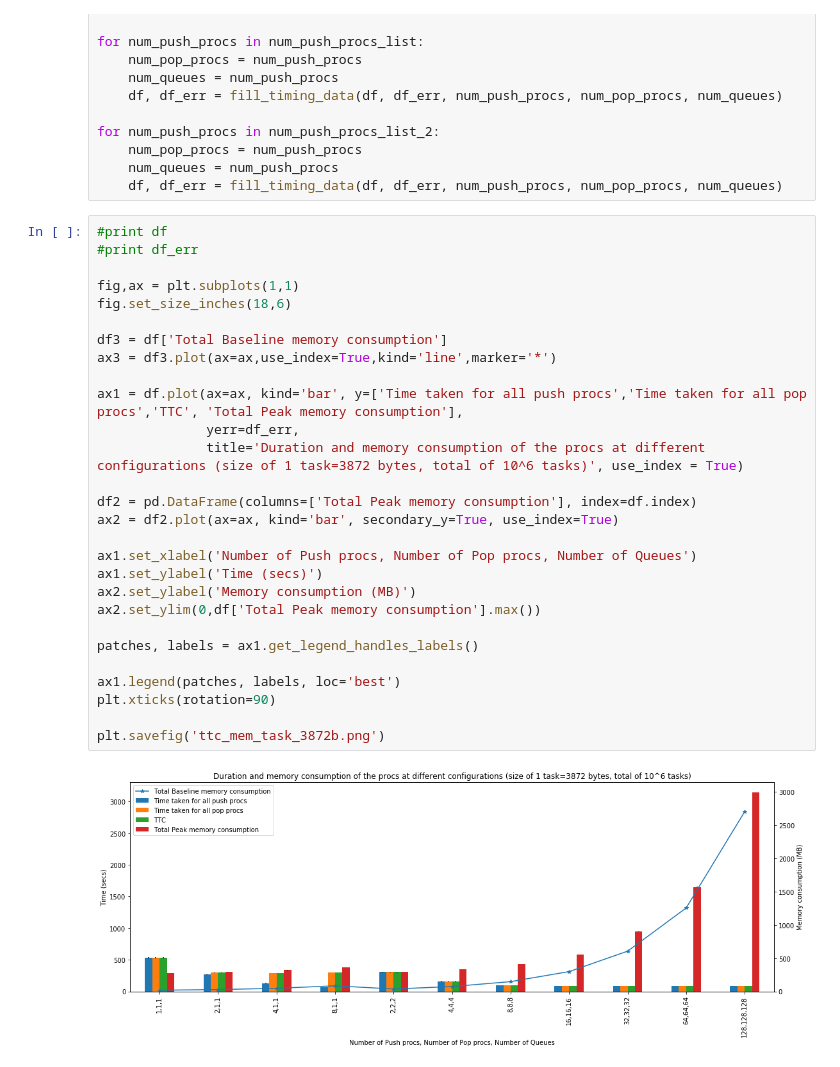
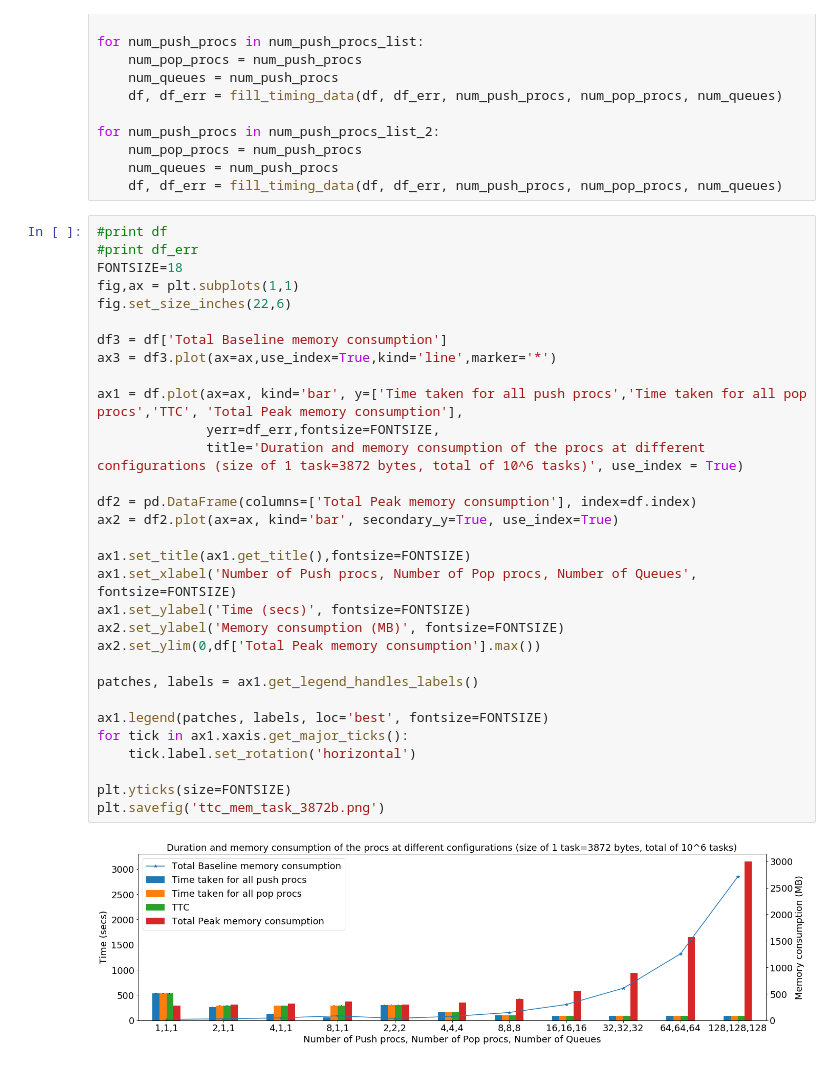
Before and after one commit to radical-cybertools/radical.entk, a Jupyter notebook: design_helpers/procs_throughput/analyzer-fixed-task-2.ipynb, the cells around one changed output. Drawn from its saved outputs; the diff is of its cells as text.

```diff
--- a/design_helpers/procs_throughput/analyzer-fixed-task-2.ipynb
+++ b/design_helpers/procs_throughput/analyzer-fixed-task-2.ipynb
@@ -414,30 +414,33 @@ for num_push_procs in num_push_procs_list_2:
 # %%
 #print df
 #print df_err
-
+FONTSIZE=18
 fig,ax = plt.subplots(1,1)
-fig.set_size_inches(18,6)
+fig.set_size_inches(22,6)
 
 df3 = df['Total Baseline memory consumption']
 ax3 = df3.plot(ax=ax,use_index=True,kind='line',marker='*')
 
 ax1 = df.plot(ax=ax, kind='bar', y=['Time taken for all push procs','Time taken for all pop procs','TTC', 'Total Peak memory consumption'],
-              yerr=df_err,
+              yerr=df_err,fontsize=FONTSIZE,
               title='Duration and memory consumption of the procs at different configurations (size of 1 task=3872 bytes, total of 10^6 tasks)', use_index = True)
 
 df2 = pd.DataFrame(columns=['Total Peak memory consumption'], index=df.index)
 ax2 = df2.plot(ax=ax, kind='bar', secondary_y=True, use_index=True)
 
-ax1.set_xlabel('Number of Push procs, Number of Pop procs, Number of Queues')
-ax1.set_ylabel('Time (secs)')
-ax2.set_ylabel('Memory consumption (MB)')
+ax1.set_title(ax1.get_title(),fontsize=FONTSIZE)
+ax1.set_xlabel('Number of Push procs, Number of Pop procs, Number of Queues', fontsize=FONTSIZE)
+ax1.set_ylabel('Time (secs)', fontsize=FONTSIZE)
+ax2.set_ylabel('Memory consumption (MB)', fontsize=FONTSIZE)
 ax2.set_ylim(0,df['Total Peak memory consumption'].max())
 
 patches, labels = ax1.get_legend_handles_labels()
 
-ax1.legend(patches, labels, loc='best')
-plt.xticks(rotation=90)
+ax1.legend(patches, labels, loc='best', fontsize=FONTSIZE)
+for tick in ax1.xaxis.get_major_ticks():
+    tick.label.set_rotation('horizontal')
 
+plt.yticks(size=FONTSIZE)
 plt.savefig('ttc_mem_task_3872b.png')
 # %% [output]
-[figure, old version]
+[figure, new version]
```
Also changed, not shown: 9 other files.
